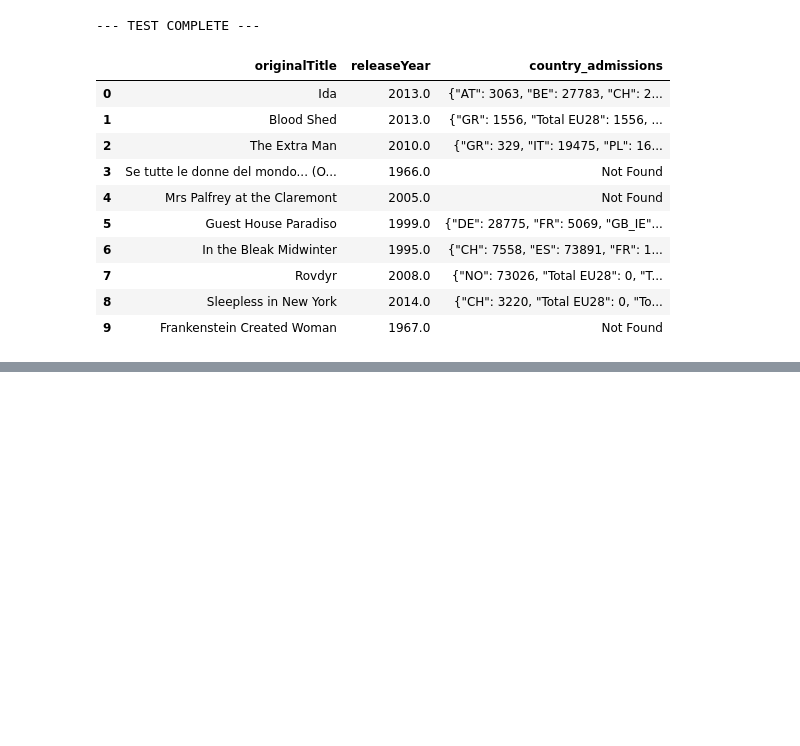
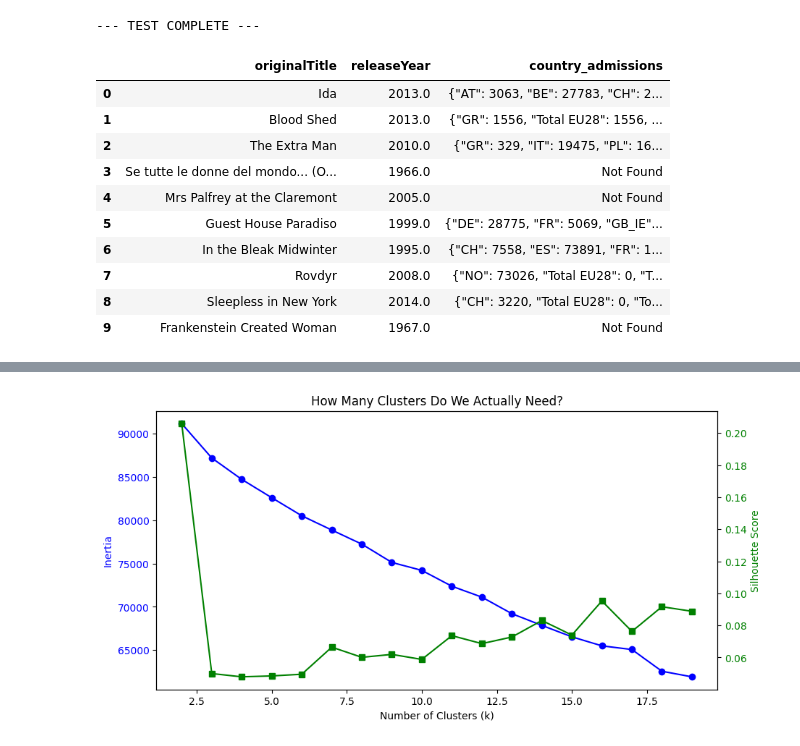
Before and after one commit to GeorgiosLoulakis/Analytics2Action, a Jupyter notebook: analysis/Juliusz_numeric_clustering.ipynb, the cells around one changed output, grey strips where cells are left out. Cells and saved outputs as stored; diff of their text form; code cells hidden in the pictures; blank space fills up the shorter version.

```diff
--- a/analysis/Juliusz_numeric_clustering.ipynb
+++ b/analysis/Juliusz_numeric_clustering.ipynb
@@ -762,0 +1167,85 @@ display(df[['originalTitle', 'releaseYear', 'country_admissions']])
+# %%
+import pandas as pd
+import numpy as np
+import matplotlib.pyplot as plt
+import seaborn as sns
+from sklearn.mixture import GaussianMixture
+from sklearn.cluster import KMeans
+from sklearn.metrics import silhouette_score
+
+# (Assuming your 'scaled_data' and 'df_cluster' from the previous script are still in memory)
+# If not, just make sure to re-run the scaling part of the previous script first!
+
+# ==========================================
+# TEST 1: THE ELBOW METHOD & SILHOUETTE SCORE
+# ==========================================
+print("--- TESTING OPTIMAL NUMBER OF CLUSTERS ---")
+inertia = []
+sil_scores = []
+k_range = range(2, 20)
+
+for k in k_range:
+    # We use a quick K-Means just to test the optimal number
+    temp_kmeans = KMeans(n_clusters=k, random_state=42, n_init=10)
+    temp_labels = temp_kmeans.fit_predict(scaled_data)
+
+    inertia.append(temp_kmeans.inertia_)
+    sil_scores.append(silhouette_score(scaled_data, temp_labels))
+
+# Plot the Elbow and Silhouette
+fig, ax1 = plt.subplots(figsize=(10, 5))
+
+# The Elbow (Inertia) - We look for where the drop "flattens out"
+ax1.plot(k_range, inertia, marker='o', color='blue', label='Inertia (Elbow)')
+ax1.set_xlabel('Number of Clusters (k)')
+ax1.set_ylabel('Inertia', color='blue')
+ax1.tick_params(axis='y', labelcolor='blue')
+
+# The Silhouette Score - Higher is better!
+ax2 = ax1.twinx()
+ax2.plot(k_range, sil_scores, marker='s', color='green', label='Silhouette Score')
+ax2.set_ylabel('Silhouette Score', color='green')
+ax2.tick_params(axis='y', labelcolor='green')
+
+plt.title('How Many Clusters Do We Actually Need?')
+plt.show()
+
+# ==========================================
+# TEST 2: THE GMM UPGRADE
+# ==========================================
+# Look at your charts above. If 5 still looks like the best number (or if the green line peaks at 6),
+# change n_components below to match! We will assume 5 for now.
+optimal_clusters = 6
+
+print(f"\n--- RUNNING GAUSSIAN MIXTURE MODEL ({optimal_clusters} Clusters) ---")
+gmm = GaussianMixture(n_components=optimal_clusters, covariance_type='full', random_state=42)
+df_cluster['GMM_Cluster'] = gmm.fit_predict(scaled_data)
+
+# Let's look at the new cluster sizes!
+print("New GMM Cluster Sizes:")
+print(df_cluster['GMM_Cluster'].value_counts().sort_index())
+
+# Create a new Heatmap for the GMM clusters to see if the profiles make more sense
+core_features = [
+    'total_admissions', 'num_countries', 'top_market_pct',
+    'BoxOffice_Worldwide', 'intl_revenue_pct',
+    'imdbRating', 'dir_avg_rating', 'dir_avg_admissions'
+]
+
+gmm_centroids = df_cluster.groupby('GMM_Cluster')[core_features].mean().round(2)
+
+from sklearn.preprocessing import StandardScaler
+scaler_core = StandardScaler()
+scaled_gmm_centroids = pd.DataFrame(
+    scaler_core.fit_transform(gmm_centroids),
+    columns=gmm_centroids.columns,
+    index=[f"GMM Cluster {i}" for i in range(optimal_clusters)]
+)
+
+plt.figure(figsize=(12, 6))
+sns.heatmap(scaled_gmm_centroids, annot=True, cmap='viridis', center=0, fmt=".2f")
+plt.title("GMM Cluster Profiles (Better handling of skewed data)")
+plt.xticks(rotation=45, ha='right')
+plt.tight_layout()
+plt.show()
+# %% [output]
@@ -762,0 +1253 @@ display(df[['originalTitle', 'releaseYear', 'country_admissions']])
+[figure, added]
```
Also changed, not shown: parts of 8 cells of this notebook, 1 other file.
